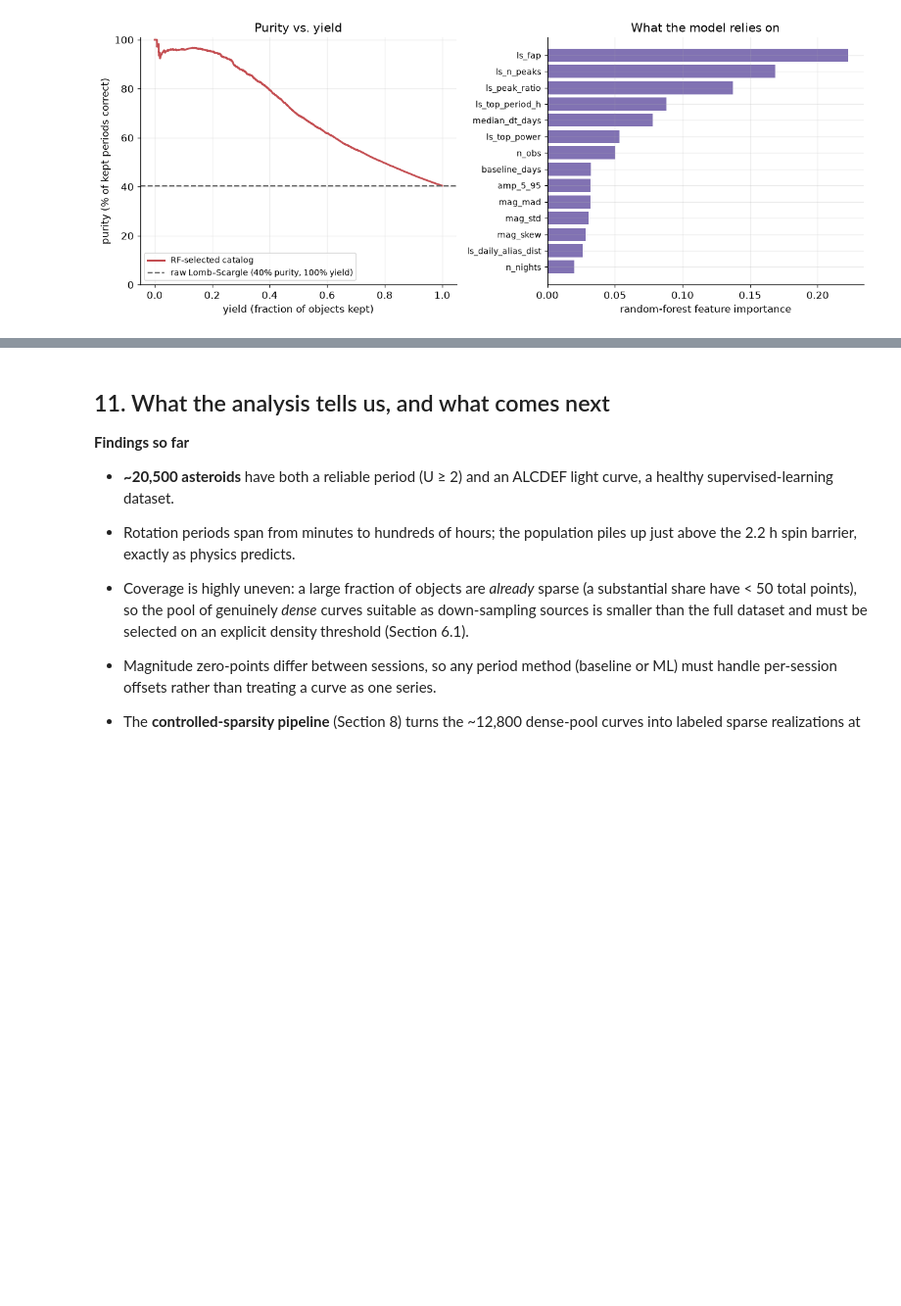
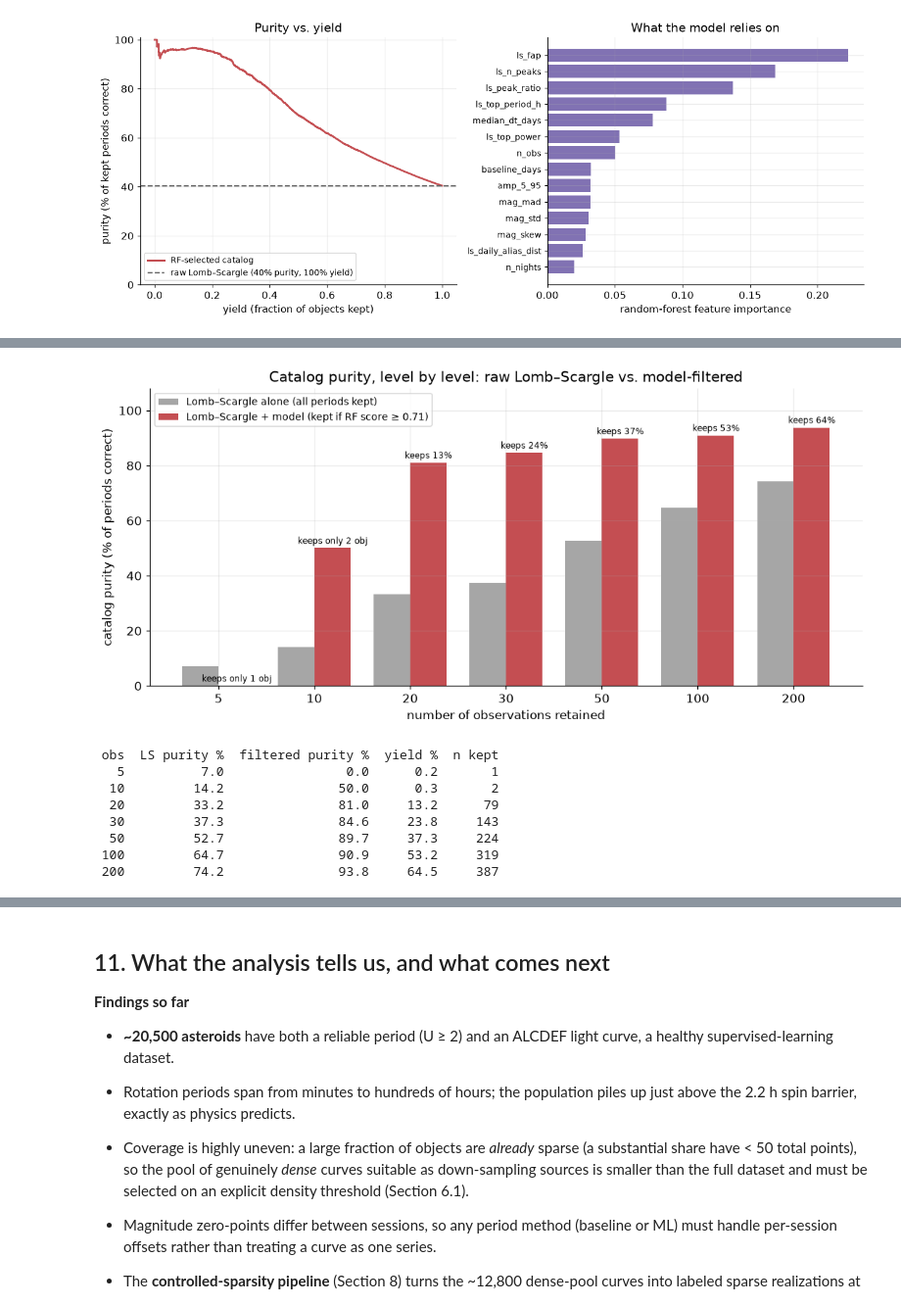
Before and after one commit to cnolan3/asteroid_lightcurve_analysis, a Jupyter notebook: asteroid_rotation_technical.ipynb, the cells around one changed output, grey strips where cells are left out. Shown at 98% size. Saved outputs shown, nothing was run; the diff lists cells and outputs as text; code cells hidden in the pictures; blank space fills up the shorter version.

```diff
--- a/asteroid_rotation_technical.ipynb
+++ b/asteroid_rotation_technical.ipynb
@@ -931 +992,55 @@ Operating point (purity >= 90%): threshold 0.71 -> purity 90%, yield 28% of obje
+# %%
+# Same held-out test rows as above, tagged with the RF confidence score.
+te = feat.iloc[test].copy()
+te["p_rf"] = p_rf
+
+rows = []
+for lvl, g in te.groupby("level"):
+    keep = g["p_rf"] >= op_thr          # the >=90%-purity threshold from 10.2
+    rows.append({
+        "level": int(lvl),
+        "purity_ls": g["matched"].mean() * 100,                       # trust everything
+        "purity_rf": g.loc[keep, "matched"].mean() * 100 if keep.any() else np.nan,
+        "yield_rf": keep.mean() * 100,
+        "n_kept": int(keep.sum()),
+    })
+cmp = pd.DataFrame(rows).sort_values("level").reset_index(drop=True)
+
+fig, ax = plt.subplots(figsize=(10, 4.8))
+x = np.arange(len(cmp))
+w = 0.38
+ax.bar(x - w/2, cmp["purity_ls"], w, color="0.65",
+       label="Lomb–Scargle alone (all periods kept)")
+ax.bar(x + w/2, cmp["purity_rf"], w, color=RED,
+       label=f"Lomb–Scargle + model (kept if RF score ≥ {op_thr:.2f})")
+for xi, (p, yl, nk) in enumerate(zip(cmp["purity_rf"], cmp["yield_rf"], cmp["n_kept"])):
+    if np.isfinite(p):
+        label = f"keeps {yl:.0f}%" if nk >= 20 else f"keeps only {nk} obj"
+        ax.annotate(label, (xi + w/2, p), textcoords="offset points",
+                    xytext=(0, 4), ha="center", fontsize=8)
+ax.set_xticks(x)
+ax.set_xticklabels(cmp["level"])
+ax.set_xlabel("number of observations retained")
+ax.set_ylabel("catalog purity (% of periods correct)")
+ax.set_ylim(0, 108)
+ax.set_title("Catalog purity, level by level: raw Lomb–Scargle vs. model-filtered")
+ax.legend(loc="upper left", fontsize=9)
+fig.tight_layout()
+fig.savefig(FIGDIR / "model_vs_ls_by_level.png", bbox_inches="tight")
+plt.show()
+
+show = cmp.rename(columns={"level": "obs", "purity_ls": "LS purity %",
+                           "purity_rf": "filtered purity %", "yield_rf": "yield %",
+                           "n_kept": "n kept"})
+print(show.round(1).to_string(index=False))
+# %% [output]
+[figure, added]
+ obs  LS purity %  filtered purity %  yield %  n kept
+   5          7.0                0.0      0.2       1
+  10         14.2               50.0      0.3       2
+  20         33.2               81.0     13.2      79
+  30         37.3               84.6     23.8     143
+  50         52.7               89.7     37.3     224
+ 100         64.7               90.9     53.2     319
+ 200         74.2               93.8     64.5     387
 # %% [markdown]
```
Also changed, not shown: parts of 7 cells of this notebook, 1 other file.
